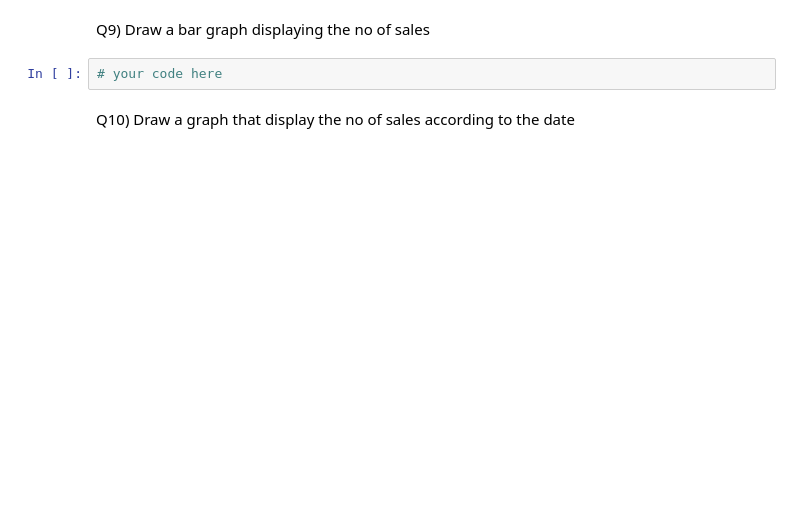
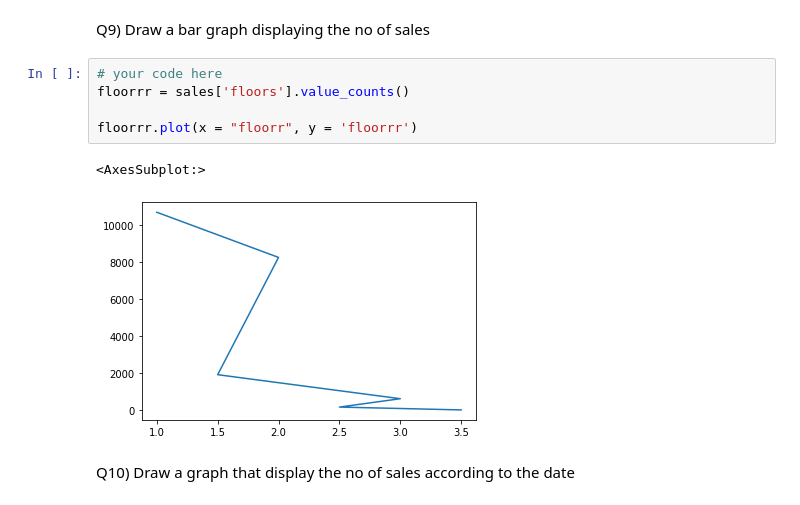
Before and after one commit to pavvann/UPES-Open-Assessment, a Jupyter notebook: PythonAssessment_2022_23 (1).ipynb, the cells around one changed output. Cells and saved outputs as stored; diff of their text form; blank space fills up the shorter version.

```diff
--- a/PythonAssessment_2022_23 (1).ipynb
+++ b/PythonAssessment_2022_23 (1).ipynb
@@ -76,7 +86,13 @@ Q8) Draw a pie chart displaying the types of house conditions present
 # %% [markdown]
 Q9) Draw a bar graph displaying the no of sales
-# %%
-# your code here
+# %%
+# your code here
+floorrr = sales['floors'].value_counts()
+
+floorrr.plot(x = "floorr", y = 'floorrr')
+# %% [output]
+<AxesSubplot:>
+[figure, added]
 # %% [markdown]
 Q10) Draw a graph that display the no of sales according to the date
 # %%
```
Also changed, not shown: parts of 5 cells of this notebook.
